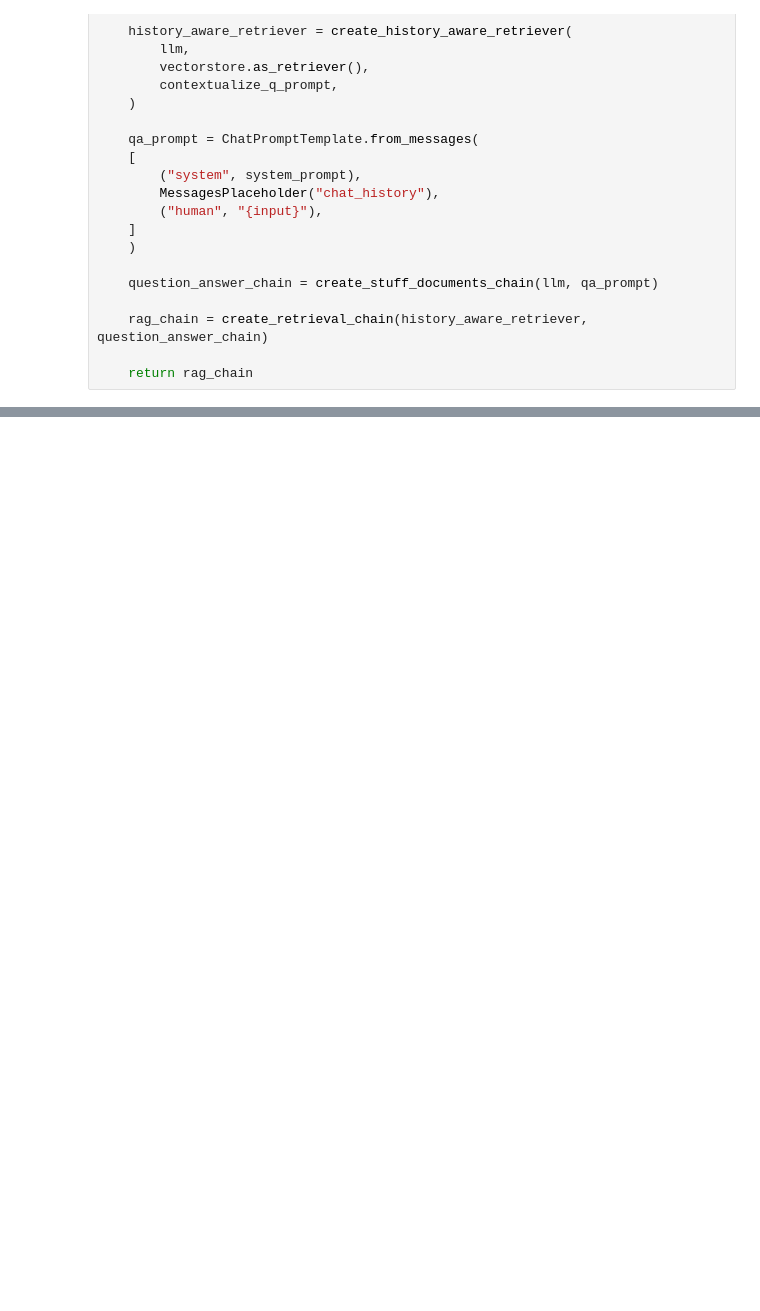
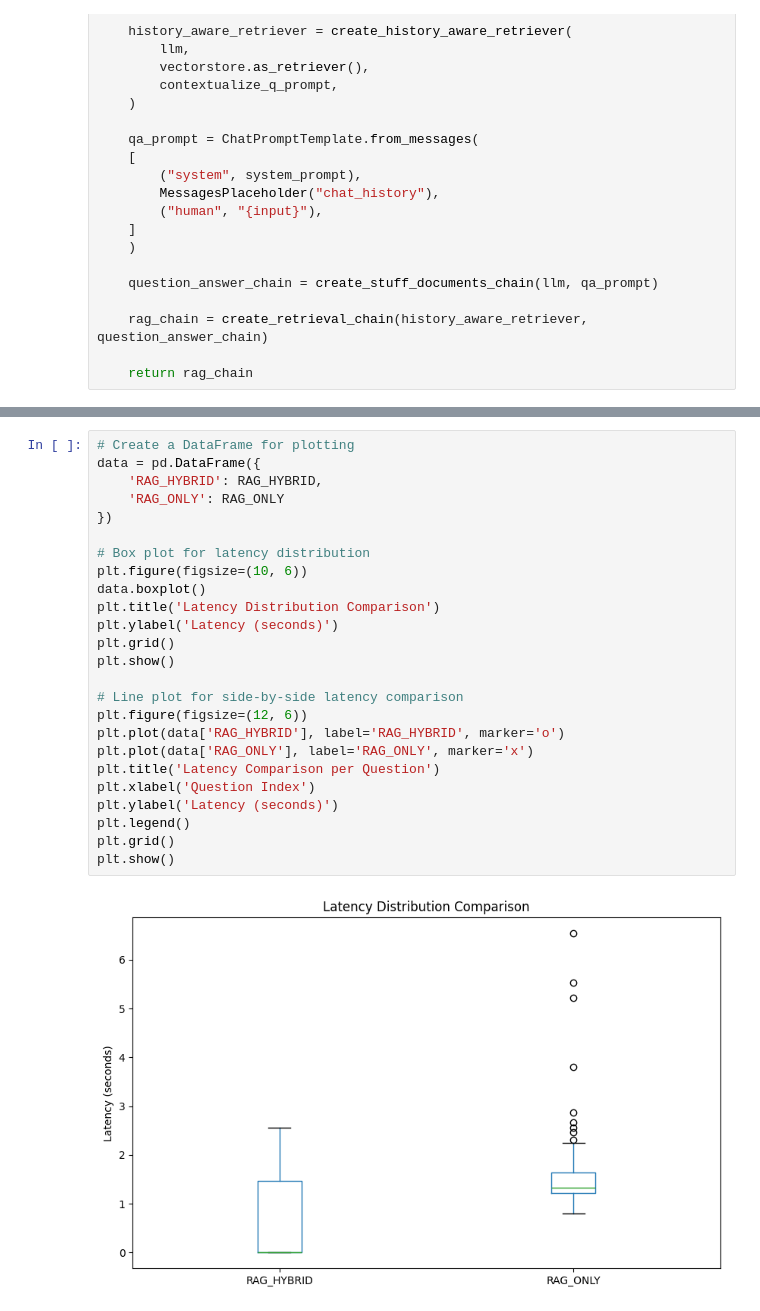
Before and after one commit to kabirolawore/optimized_rag, a Jupyter notebook: latency.ipynb, the cells around one changed output, grey strips where cells are left out. Drawn from its saved outputs; the diff is of its cells as text; blank space fills up the shorter version.

```diff
--- a/latency.ipynb
+++ b/latency.ipynb
@@ -219,0 +385,27 @@ AttributeError: st.session_state has no attribute "chat_history". Did you forget
+# %%
+# Create a DataFrame for plotting
+data = pd.DataFrame({
+    'RAG_HYBRID': RAG_HYBRID,
+    'RAG_ONLY': RAG_ONLY
+})
+
+# Box plot for latency distribution
+plt.figure(figsize=(10, 6))
+data.boxplot()
+plt.title('Latency Distribution Comparison')
+plt.ylabel('Latency (seconds)')
+plt.grid()
+plt.show()
+
+# Line plot for side-by-side latency comparison
+plt.figure(figsize=(12, 6))
+plt.plot(data['RAG_HYBRID'], label='RAG_HYBRID', marker='o')
+plt.plot(data['RAG_ONLY'], label='RAG_ONLY', marker='x')
+plt.title('Latency Comparison per Question')
+plt.xlabel('Question Index')
+plt.ylabel('Latency (seconds)')
+plt.legend()
+plt.grid()
+plt.show()
+# %% [output]
+[figure, added]
```
Also changed, not shown: parts of 25 cells of this notebook.
